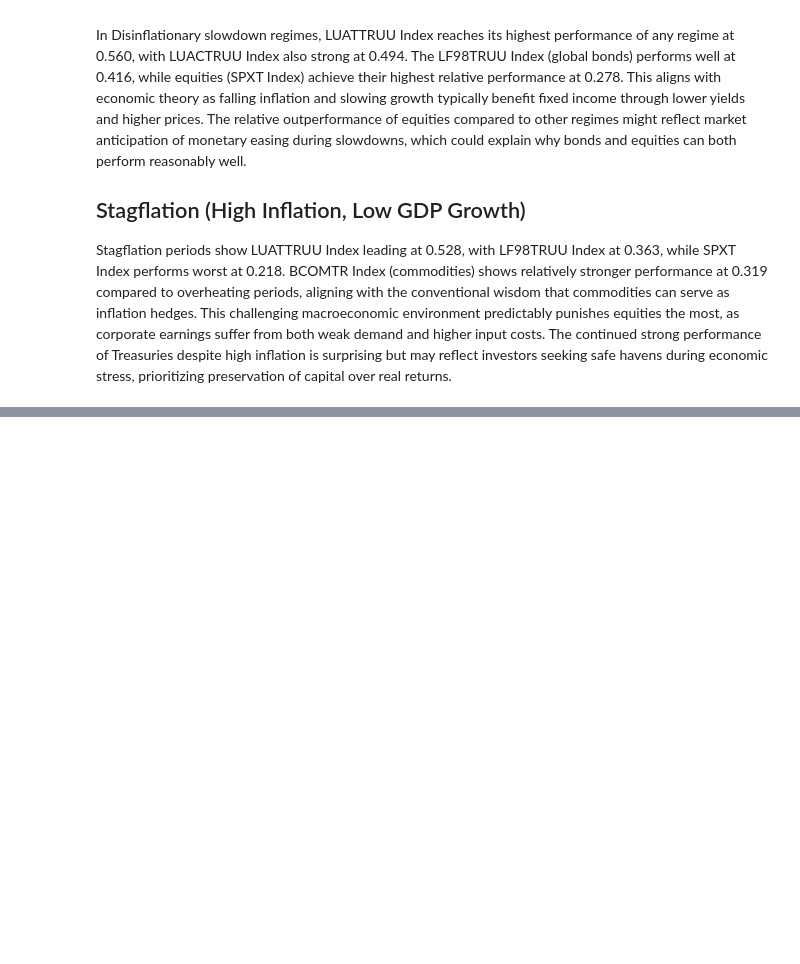
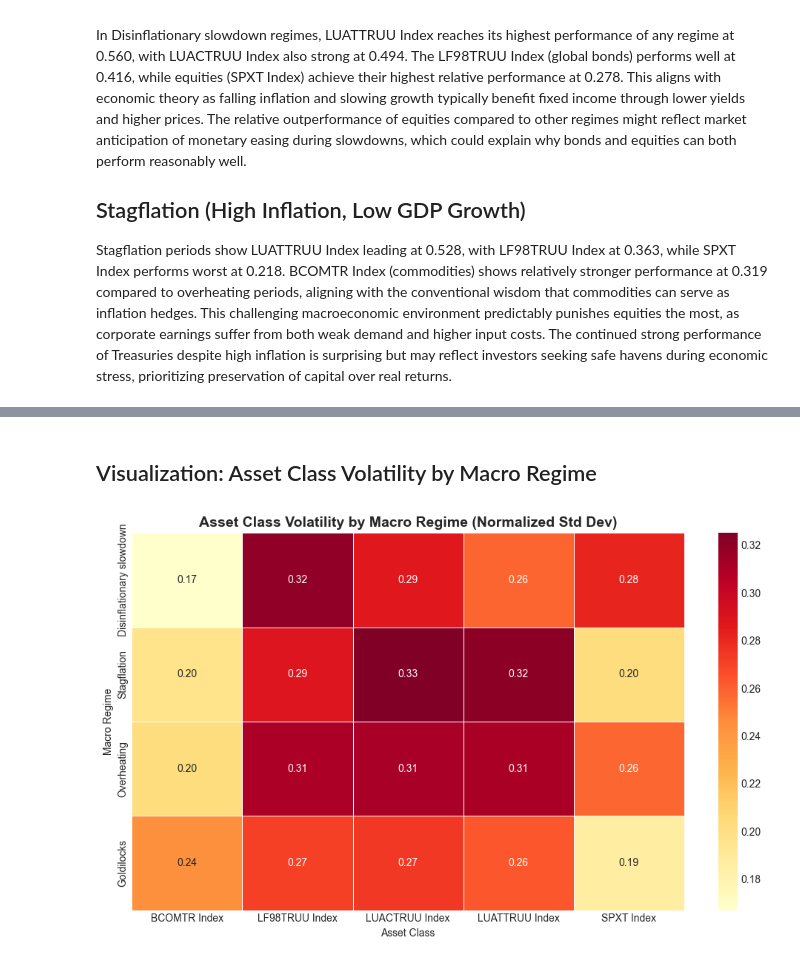
Before and after one commit to SamuelRubidgeUChicago/FINM_35900, a Jupyter notebook: FINM35900_HW2.ipynb, the cells around one changed output, grey strips where cells are left out. Saved outputs shown, nothing was run; the diff lists cells and outputs as text; code cells hidden in the pictures; blank space fills up the shorter version.

```diff
--- a/FINM35900_HW2.ipynb
+++ b/FINM35900_HW2.ipynb
@@ -417,0 +457,28 @@ Stagflation periods show LUATTRUU Index leading at 0.528, with LF98TRUU Index at
+# %% [markdown]
+## Visualization: Asset Class Volatility by Macro Regime
+# %%
+import seaborn as sns
+
+# Calculate standard deviation per regime for each asset
+volatility_by_regime = {}
+
+for regime in df_combined['regime'].unique():
+    regime_data = df_combined[df_combined['regime'] == regime]
+    volatility_by_regime[regime] = {
+        col: regime_data[col].std()
+        for col in asset_columns if not regime_data[col].isna().all()
+    }
+
+# Convert to DataFrame for heatmap
+vol_df = pd.DataFrame(volatility_by_regime).T
+
+# Plot heatmap
+plt.figure(figsize=(10, 6))
+sns.heatmap(vol_df, annot=True, cmap="YlOrRd", fmt=".2f", linewidths=.5)
+plt.title("Asset Class Volatility by Macro Regime (Normalized Std Dev)", fontsize=14, fontweight='bold')
+plt.ylabel("Macro Regime")
+plt.xlabel("Asset Class")
+plt.tight_layout()
+plt.show()
+# %% [output]
+[figure, added]
```
Also changed, not shown: parts of 7 cells of this notebook.
